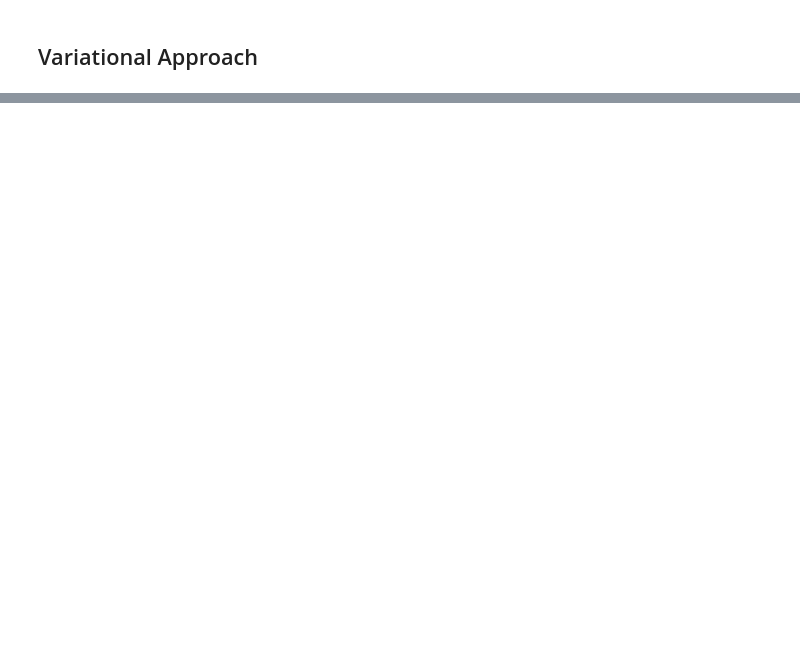
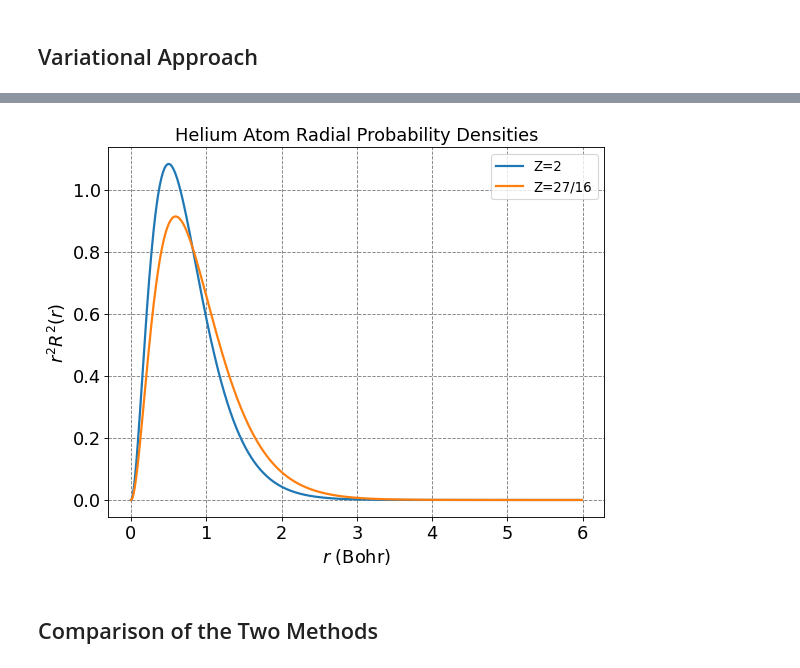
Before and after one commit to mccullaghlab/mccullaghlab.github.io, a Jupyter notebook: Chemistry_Lessons_Jupyter_Notebooks/_build/jupyter_execute/physical_chemistry/quantum_mechanics/the_helium_atom.ipynb, the cells around one changed output, grey strips where cells are left out. Drawn from its saved outputs; the diff is of its cells as text; code cells hidden in the pictures; blank space fills up the shorter version.

```diff
--- a/Chemistry_Lessons_Jupyter_Notebooks/_build/jupyter_execute/physical_chemistry/quantum_mechanics/the_helium_atom.ipynb
+++ b/Chemistry_Lessons_Jupyter_Notebooks/_build/jupyter_execute/physical_chemistry/quantum_mechanics/the_helium_atom.ipynb
@@ -61,0 +133,40 @@ $E^1 = \langle \Psi^0 (\vec{r_1},\vec{r_2})| \frac{1}{|\vec{r_1}-\vec{r_2}|} | \
+# %%
+# let's plot some radial wavefunctions of the hydrogen atom
+from scipy.special import sph_harm
+from scipy.special import eval_genlaguerre
+from scipy.special import factorial
+from scipy import integrate
+import numpy as np
+import matplotlib.pyplot as plt
+%matplotlib inline
+
+fontsize = 16
+plt.figure(figsize=(8,6),dpi= 80, facecolor='w', edgecolor='k')
+plt.tick_params(axis='both',labelsize=fontsize)
+plt.grid(which='major', axis='both', color='#808080', linestyle='--')
+plt.title("Helium Atom Radial Probability Densities",fontsize=fontsize)
+plt.ylabel(r'$r^2R^2(r)$',size=fontsize)
+plt.xlabel(r'$r$ (Bohr)',size=fontsize)
+
+# parameters for plotting
+nLimit = 1
+a0 = 1.0
+r = np.arange(0,6,0.01)
+Z = 2
+n=1
+l=0
+prefactor = -np.sqrt(factorial(n-l-1)/(2*n*factorial(n+l)))*(2.0*Z/(n*a0))**(l+1.5)*np.power(r,l)*np.exp(-Z*r/(n*a0))
+R = prefactor*eval_genlaguerre(n-l-1,2*l+1,2*Z*r/(n*a0))
+label = "Z=2"
+plt.plot(r,np.power(R,2)*np.power(r,2),label=label, lw=2)
+Z = 27/16
+prefactor = -np.sqrt(factorial(n-l-1)/(2*n*factorial(n+l)))*(2.0*Z/(n*a0))**(l+1.5)*np.power(r,l)*np.exp(-Z*r/(n*a0))
+R = prefactor*eval_genlaguerre(n-l-1,2*l+1,2*Z*r/(n*a0))
+label = "Z=27/16"
+plt.plot(r,np.power(R,2)*np.power(r,2),label=label, lw=2)
+plt.legend(fontsize=12)
+plt.show();
+# %% [output]
+[figure, added]
+# %% [markdown]
+## Comparison of the Two Methods
```
Also changed, not shown: parts of 9 cells of this notebook, 48 other files.
